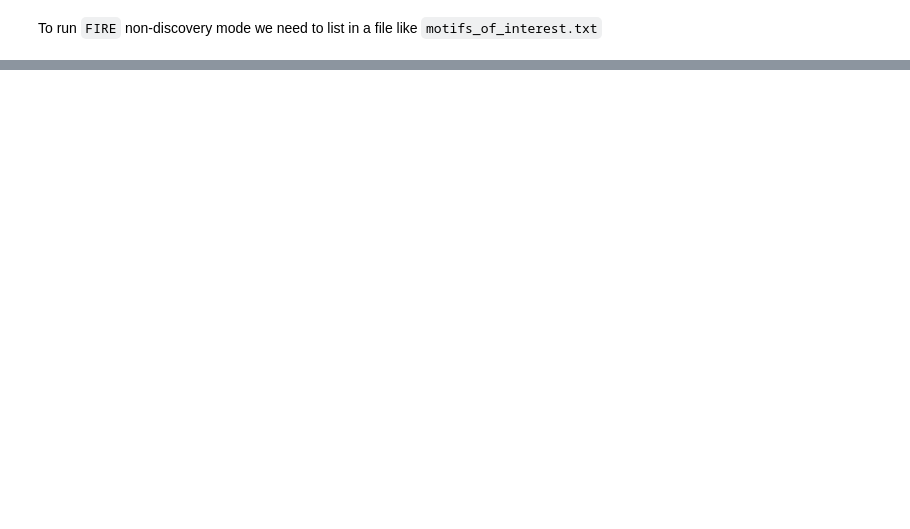
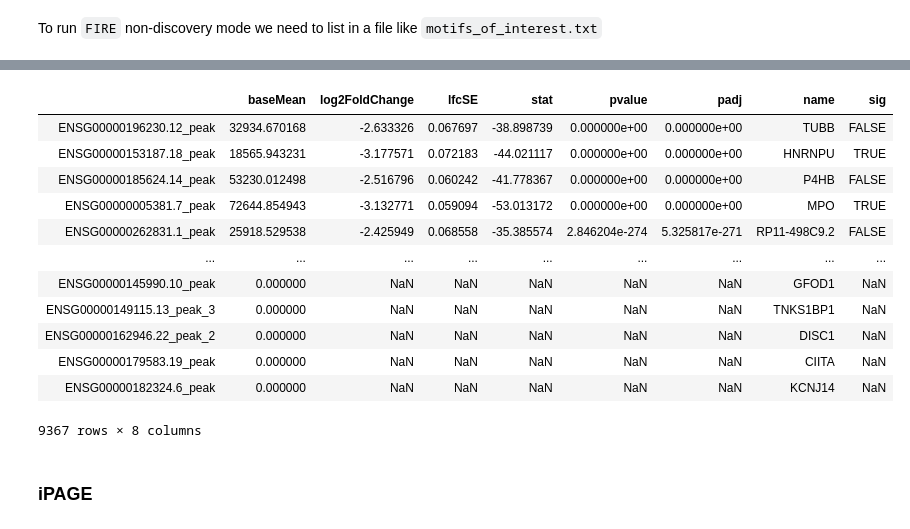
Before and after one commit to goodarzilab/Abe, a Jupyter notebook: People/Gilbertlab/Decitabine_treatment/MeRIP-seq_treated/notebook.ipynb, the cells around one changed output, grey strips where cells are left out. Drawn from its saved outputs; the diff is of its cells as text; code cells hidden in the pictures; blank space fills up the shorter version.

```diff
--- a/People/Gilbertlab/Decitabine_treatment/MeRIP-seq_treated/notebook.ipynb
+++ b/People/Gilbertlab/Decitabine_treatment/MeRIP-seq_treated/notebook.ipynb
@@ -253,0 +447,33 @@ Returning normalized and expression level adjusted IP read counts.
+# %%
+%%R
+# significant thr
+pvalue_lim = 0.005; log2FoldChange_lim = 3
+res$sig <- as.factor(
+    res$pvalue < pvalue_lim &
+    (res$log2FoldChange > log2FoldChange_lim & res$pvalue < pvalue_lim) |
+    (res$log2FoldChange < (-1)*log2FoldChange_lim & res$pvalue < pvalue_lim)
+)
+
+relevel(res$sig, ref=TRUE)
+# Volcano plot
+
+v = res %>% ggplot(aes(x=log2FoldChange, y=-log10(pvalue),colour=sig, fill=sig)) +
+        geom_point(aes(color = sig),alpha = 1/10) +
+        ggtitle('Decitabine_treatment') +
+        xlim(c(-15,15)) +
+        ylim(c(0,100)) +
+        geom_hline(yintercept=-log10(pvalue_lim), linetype="dashed", alpha = 4/10) +
+        geom_vline(xintercept=log2FoldChange_lim, linetype="dashed", alpha = 4/10) +
+        geom_vline(xintercept=(-1)*log2FoldChange_lim, linetype="dashed", alpha = 4/10) +
+        scale_color_manual(values = c("grey", "black")) +
+        theme_bw() + theme(legend.position="none") +
+        geom_text_repel(
+            data = subset(res[order(res$pvalue),], sig == TRUE)[1:10,],
+            aes(label = name),
+            size = 5,
+            box.padding = unit(0.35, "lines"),
+            point.padding = unit(0.3, "lines")
+        )
+ggsave("plots/peak_Volcanos.png", plot = v, device = 'png', dpi = 300)
+ggsave("plots/peak_Volcanos.pdf", plot = v, device = 'pdf', dpi = 300)
+v
@@ -253,0 +485,19 @@ Returning normalized and expression level adjusted IP read counts.
+# %%
+res = %Rget res
+res.sort_values('pvalue')
+# %% [output]
+|  | baseMean | log2FoldChange | lfcSE | stat | pvalue | padj | name | sig |
+| ENSG00000196230.12_peak | 32934.670168 | -2.633326 | 0.067697 | -38.898739 | 0.000000e+00 | 0.000000e+00 | TUBB | FALSE |
+| ENSG00000153187.18_peak | 18565.943231 | -3.177571 | 0.072183 | -44.021117 | 0.000000e+00 | 0.000000e+00 | HNRNPU | TRUE |
+| ENSG00000185624.14_peak | 53230.012498 | -2.516796 | 0.060242 | -41.778367 | 0.000000e+00 | 0.000000e+00 | P4HB | FALSE |
+| ENSG00000005381.7_peak | 72644.854943 | -3.132771 | 0.059094 | -53.013172 | 0.000000e+00 | 0.000000e+00 | MPO | TRUE |
+| ENSG00000262831.1_peak | 25918.529538 | -2.425949 | 0.068558 | -35.385574 | 2.846204e-274 | 5.325817e-271 | RP11-498C9.2 | FALSE |
+| ... | ... | ... | ... | ... | ... | ... | ... | ... |
+| ENSG00000145990.10_peak | 0.000000 | NaN | NaN | NaN | NaN | NaN | GFOD1 | NaN |
+| ENSG00000149115.13_peak_3 | 0.000000 | NaN | NaN | NaN | NaN | NaN | TNKS1BP1 | NaN |
+| ENSG00000162946.22_peak_2 | 0.000000 | NaN | NaN | NaN | NaN | NaN | DISC1 | NaN |
+| ENSG00000179583.19_peak | 0.000000 | NaN | NaN | NaN | NaN | NaN | CIITA | NaN |
+| ENSG00000182324.6_peak | 0.000000 | NaN | NaN | NaN | NaN | NaN | KCNJ14 | NaN |
+9367 rows × 8 columns
+# %% [markdown]
+### iPAGE
```
Also changed, not shown: parts of 60 cells of this notebook, 46 other files.
